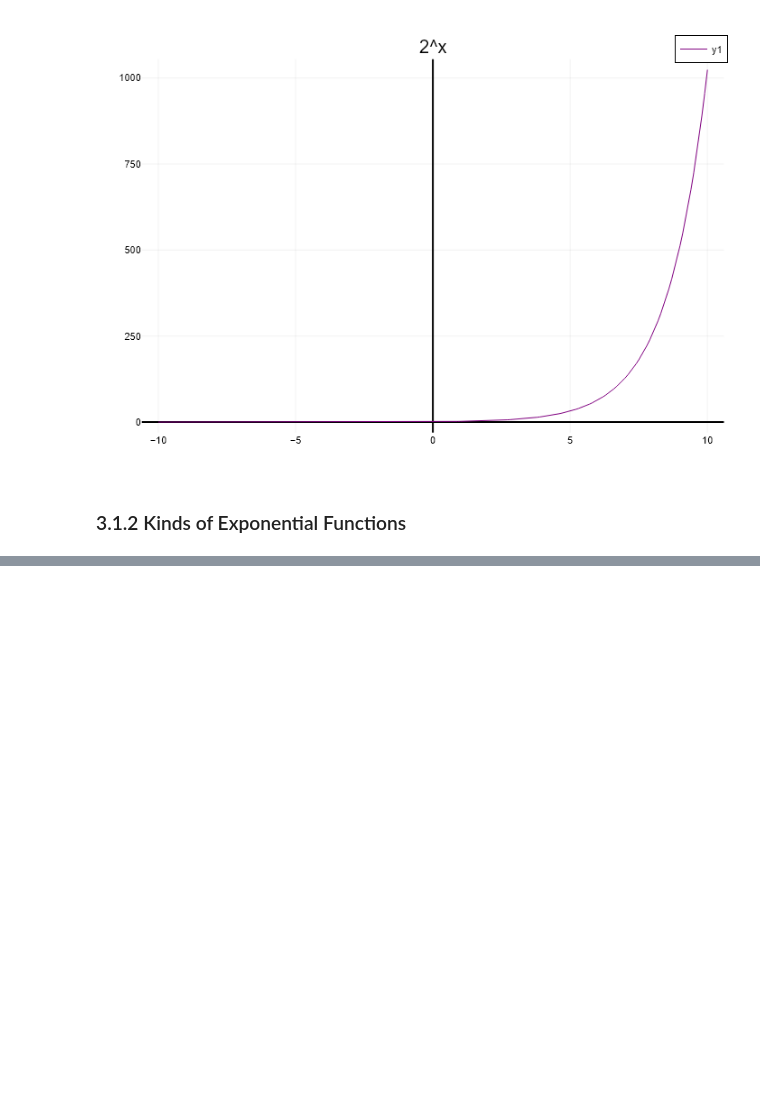
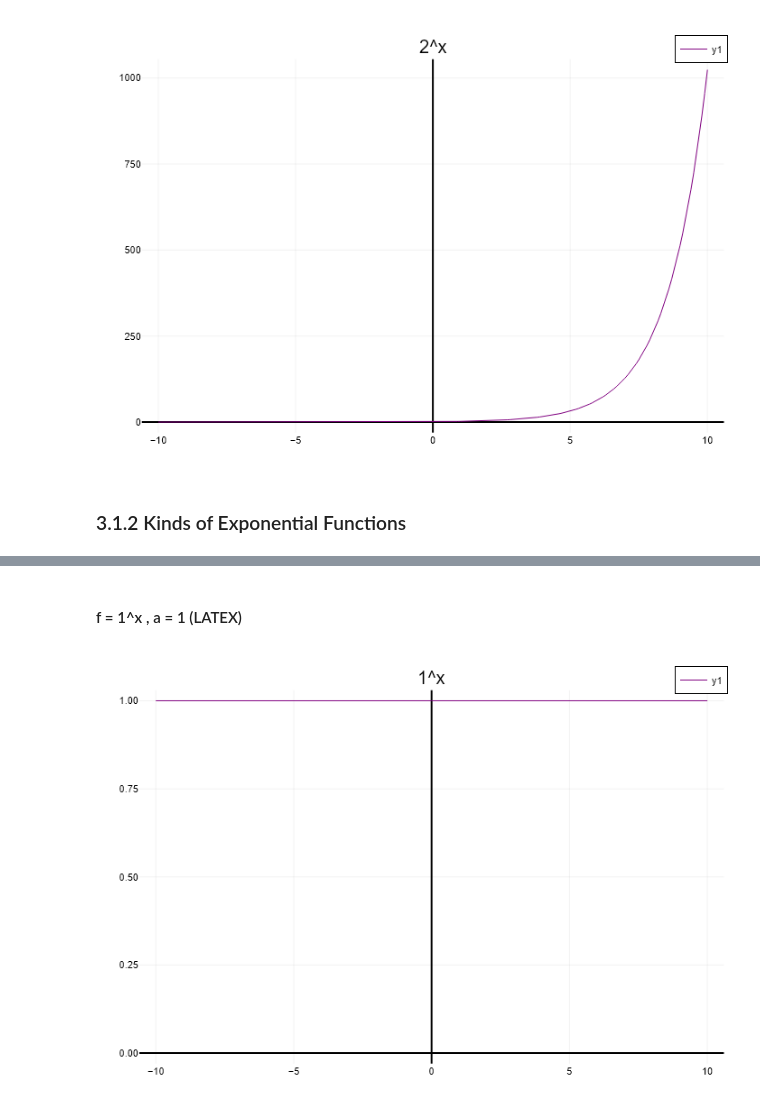
Before and after one commit to p-220w/Julia-Scientific-Modeling, a Jupyter notebook: 01_Mathematics/Module_03_Beta.ipynb, the cells around one changed output, grey strips where cells are left out. Cells and saved outputs as stored; diff of their text form; code cells hidden in the pictures; blank space fills up the shorter version.

```diff
--- a/01_Mathematics/Module_03_Beta.ipynb
+++ b/01_Mathematics/Module_03_Beta.ipynb
@@ -37,0 +47,9 @@ plot(x,f,color=:purple, framestyle=:zerolines, title="2^x")
+# %% [markdown]
+#### f = 1^x , a = 1 (LATEX)
+# %%
+x = -10:0.1:10
+f(x) = 1^x
+
+plot(x,f,color=:purple, framestyle=:zerolines, title="1^x")
+# %% [output]
+[figure, added]
```
Also changed, not shown: parts of 9 cells of this notebook.
